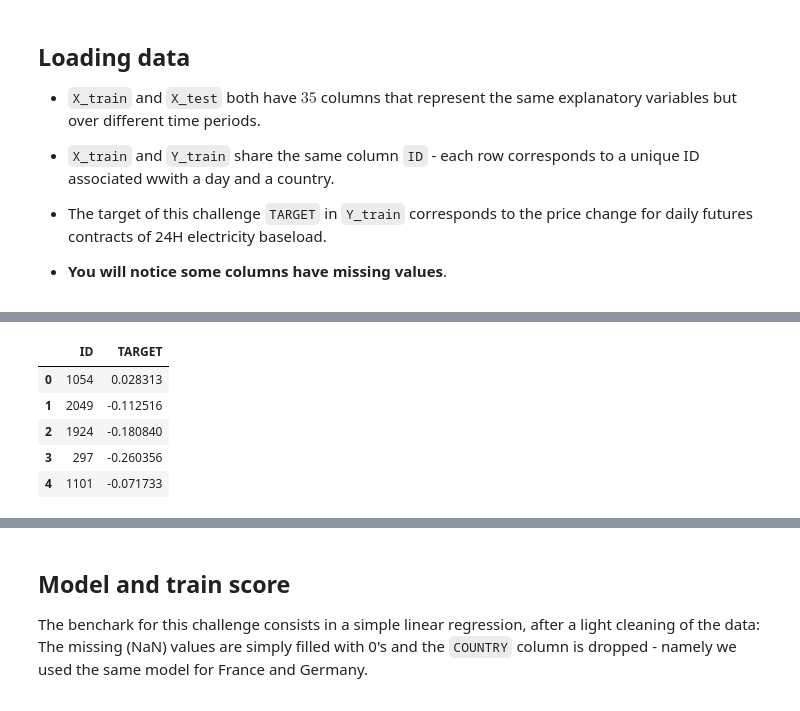
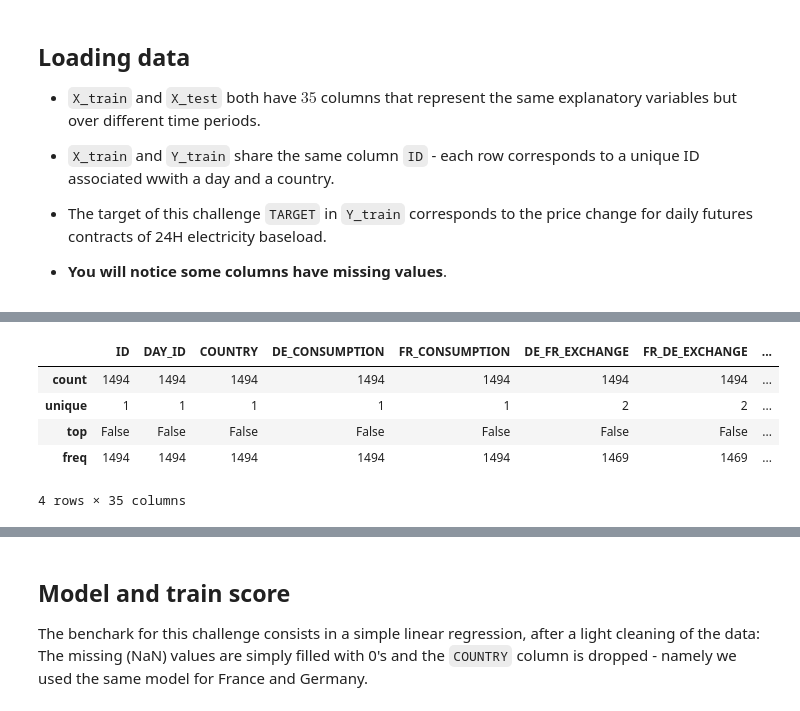
Before and after one commit to tttienthinh/QRTchallenge, a Jupyter notebook: data/Benchmark_QRT_en.ipynb, the cells around one changed output, grey strips where cells are left out. Saved outputs shown, nothing was run; the diff lists cells and outputs as text; code cells hidden in the pictures.

```diff
--- a/data/Benchmark_QRT_en.ipynb
+++ b/data/Benchmark_QRT_en.ipynb
@@ -39,9 +29,9 @@ X_train.head()
-# %%
-Y_train.head()
-# %% [output]
-|  | ID | TARGET |
-| 0 | 1054 | 0.028313 |
-| 1 | 2049 | -0.112516 |
-| 2 | 1924 | -0.180840 |
-| 3 | 297 | -0.260356 |
-| 4 | 1101 | -0.071733 |
+# %%
+X_train.isna().describe()
+# %% [output]
+|  | ID | DAY_ID | COUNTRY | DE_CONSUMPTION | FR_CONSUMPTION | DE_FR_EXCHANGE | FR_DE_EXCHANGE | ... |
+| count | 1494 | 1494 | 1494 | 1494 | 1494 | 1494 | 1494 | ... |
+| unique | 1 | 1 | 1 | 1 | 1 | 2 | 2 | ... |
+| top | False | False | False | False | False | False | False | ... |
+| freq | 1494 | 1494 | 1494 | 1494 | 1494 | 1469 | 1469 | ... |
+4 rows × 35 columns
```
Also changed, not shown: parts of 2 cells of this notebook.
